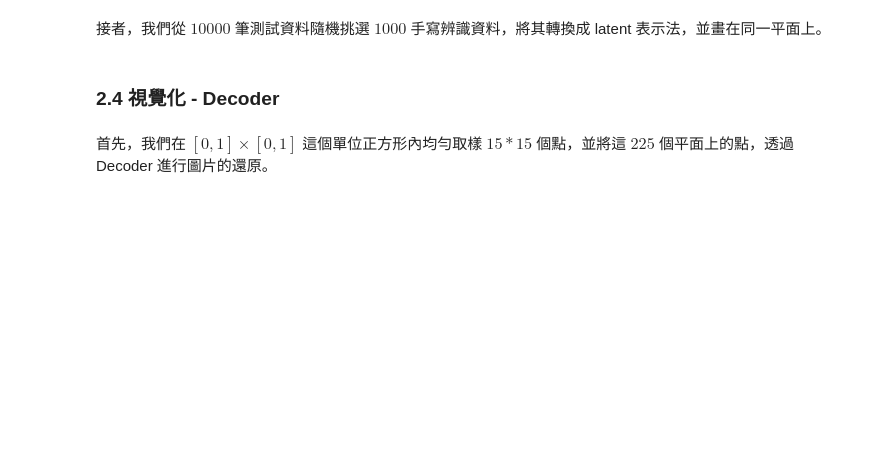
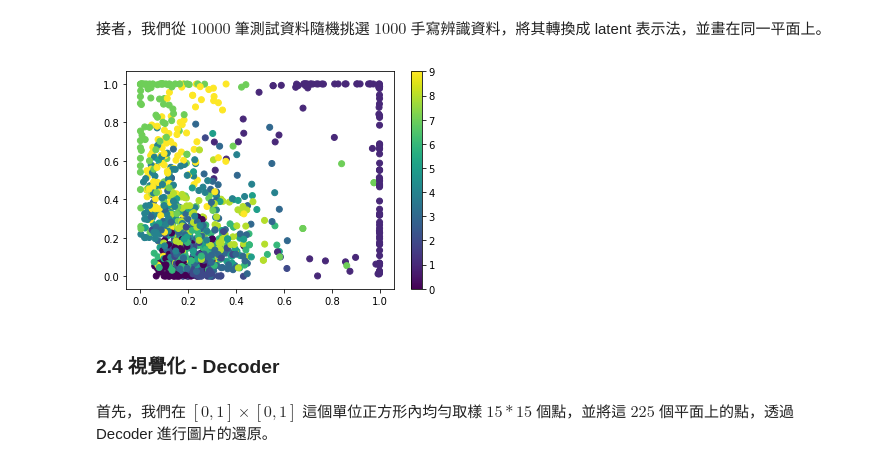
Before and after one commit to yenlung/Deep-Learning-MOOC, a Jupyter notebook: 07-1. 自編碼器 Autoencoder.ipynb, the cells around one changed output. Cells and saved outputs as stored; diff of their text form; code cells hidden in the pictures; blank space fills up the shorter version.

```diff
--- a/07-1. 自編碼器 Autoencoder.ipynb
+++ b/07-1. 自編碼器 Autoencoder.ipynb
@@ -123,12 +175,14 @@ print("第 %d 圖的 latent 表示為 %s" %(idx, Encoder.predict(x_train[idx: id
 # %% [markdown]
 接者，我們從 $10000$ 筆測試資料隨機挑選 $1000$ 手寫辨識資料，將其轉換成 latent 表示法，並畫在同一平面上。
 # %%
-idices = np.random.randint(x_test.shape[0], size=1000)
+indices = np.random.randint(x_test.shape[0], size=1000)
 # %%
-latents = Encoder.predict(x_test[idices])
-plt.scatter(latents[:, 0], latents[:, 1], c=y_test[idices])
+latents = Encoder.predict(x_test[indices])
+plt.scatter(latents[:, 0], latents[:, 1], c=y_test[indices])
 plt.colorbar()
 plt.show()
+# %% [output]
+[figure, added]
 # %% [markdown]
 ### 2.4 視覺化 - Decoder
 # %% [markdown]
```
Also changed, not shown: parts of 15 cells of this notebook, 3 other files.
